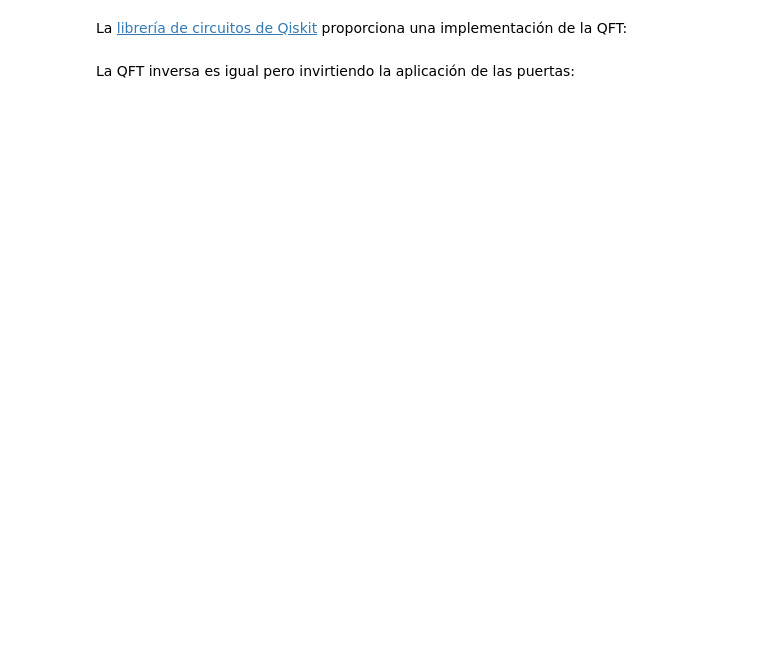
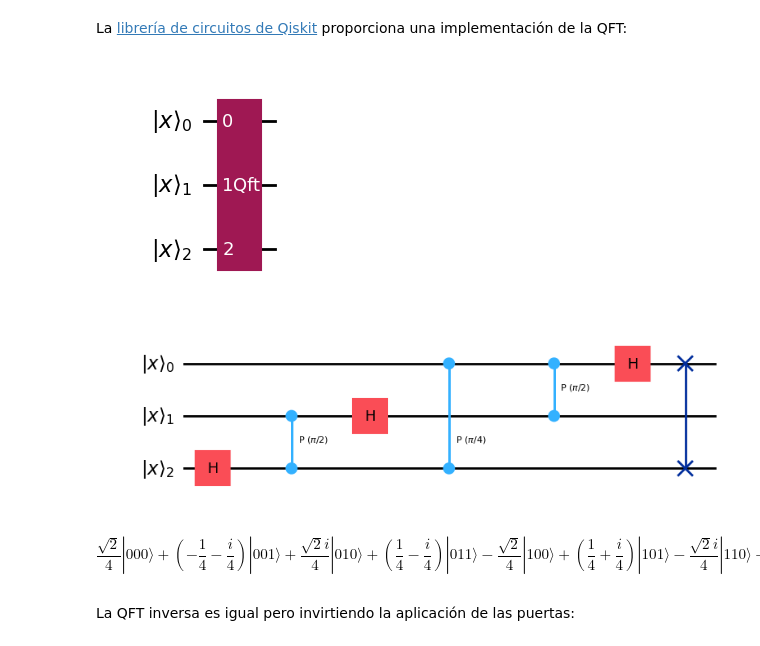
Before and after one commit to tarabelo/GrIA-QML-2025-26, a Jupyter notebook: 03. Algoritmos cuánticos clásicos.ipynb, the cells around one changed output. Saved outputs shown, nothing was run; the diff lists cells and outputs as text; code cells hidden in the pictures; blank space fills up the shorter version.

```diff
--- a/03. Algoritmos cuánticos clásicos.ipynb
+++ b/03. Algoritmos cuánticos clásicos.ipynb
@@ -1743,24 +1757,27 @@ obten_estado(qft, 'QFT|101\\rangle =')
 # %% [markdown]
 La [librería de circuitos de Qiskit](https://docs.quantum.ibm.com/api/qiskit/circuit_library) proporciona una implementación de la QFT:
 # %%
-from qiskit.circuit.library import QFT
+from qiskit.circuit.library import QFTGate
 
 n = 3 # Tres cúbits
 v = 5 # valor a calcular
 
 x = QuantumRegister(3, name='|x\\rangle')
 qft_qiskit = QuantumCircuit(x)
-qft_qiskit.initialize(Statevector.from_int(v, dims=2**n))
 
-qft_qiskit.barrier()
-
-qft_qiskit.compose(QFT(n),inplace=True)
+qft_qiskit.compose(QFTGate(n),inplace=True)
 
 # Muesta el circuito
 display(qft_qiskit.draw('mpl'))
 display(qft_qiskit.decompose().draw('mpl'))
 
-obten_estado(qft_qiskit, 'QFT|101\\rangle =')
+#obten_estado(qft_qiskit, 'QFT|101\\rangle =')
+efinal = einit.evolve(qft_qiskit)
+efinal.draw('latex')
+# %% [output]
+[figure, added]
+[figure, added]
+$$\frac{\sqrt{2}}{4} |000\rangle+(- \frac{1}{4} - \frac{i}{4}) |001\rangle+\frac{\sqrt{2} i}{4} |010\rangle+(\frac{1}{4} - \frac{i}{4}) |011\rangle- \frac{\sqrt{2}}{4} |100\rangle+(\frac{1}{4} + \frac{i}{4}) |101\rangle- \frac{\sqrt{2} i}{4} |110\rangle+(- \frac{1}{4} + \frac{i}{4}) |111\rangle$$
 # %% [markdown]
 La QFT inversa es igual pero invirtiendo la aplicación de las puertas:
 # %%
```
Also changed, not shown: parts of 16 cells of this notebook.
